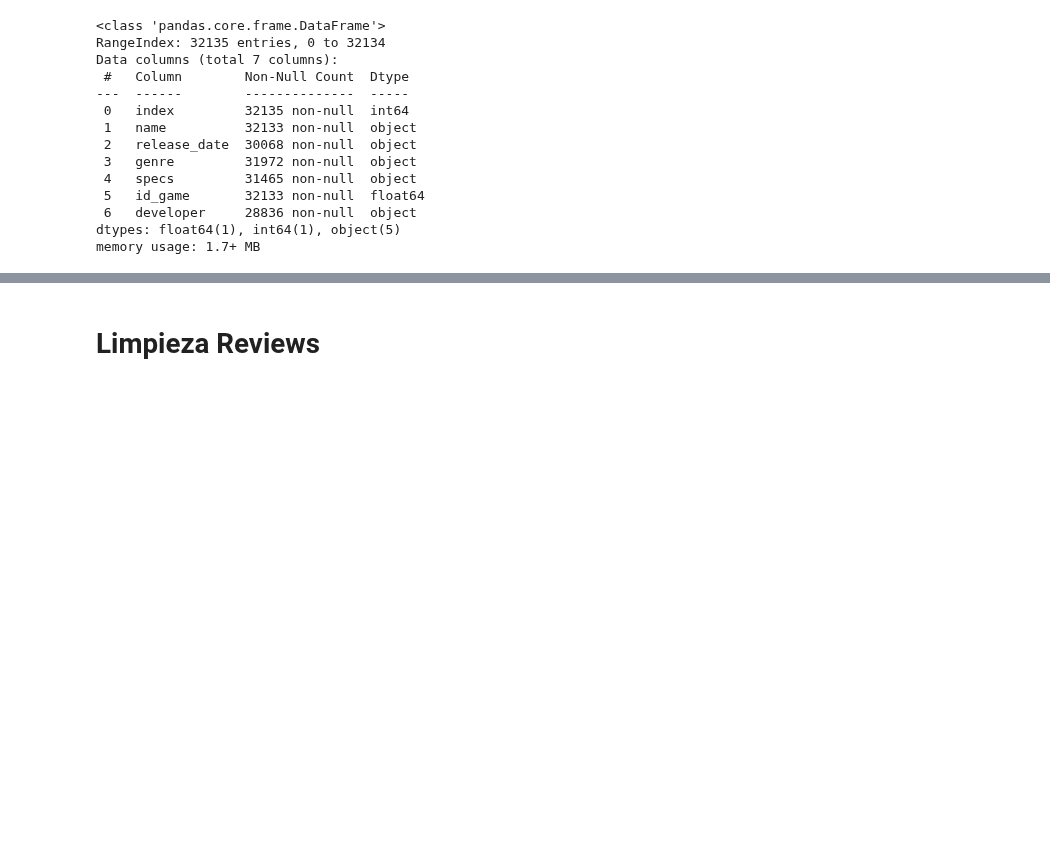
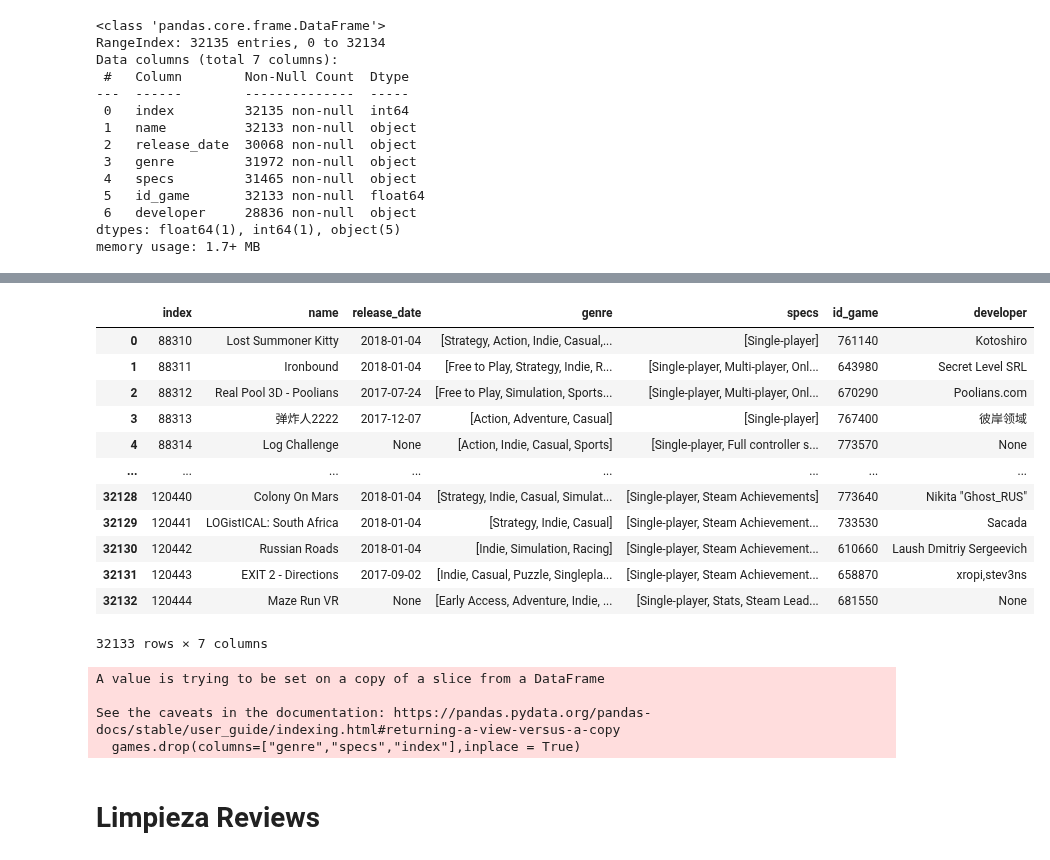
Before and after one commit to DaAnMaGi/PI_ML_OPS, a Jupyter notebook: limpieza/limpieza_datos.ipynb, the cells around one changed output, grey strips where cells are left out. Drawn from its saved outputs; the diff is of its cells as text; code cells hidden in the pictures; blank space fills up the shorter version.

```diff
--- a/limpieza/limpieza_datos.ipynb
+++ b/limpieza/limpieza_datos.ipynb
@@ -78,3 +78,9 @@ Data columns (total 7 columns):
  6   developer     28836 non-null  object
 dtypes: float64(1), int64(1), object(5)
 memory usage: 1.7+ MB
+# %%
+# Se eliminan las filas que no tengan un valor para el ID del juego ("id_game")
+games = games.dropna(subset=["id_game"])
+# %%
+# Se transforma el valor de "id_game" para que sea un entero.
+games["id_game"] = games["id_game"].astype(int)
@@ -81,6 +110,23 @@ memory usage: 1.7+ MB
 # %%
 #Se reinician los índex
 games.reset_index(inplace=True)
+# %%
+# Se revisa la información obtenida.
+games
+# %% [output]
+|  | index | name | release_date | genre | specs | id_game | developer |
+| 0 | 88310 | Lost Summoner Kitty | 2018-01-04 | [Strategy, Action, Indie, Casual,... | [Single-player] | 761140 | Kotoshiro |
+| 1 | 88311 | Ironbound | 2018-01-04 | [Free to Play, Strategy, Indie, R... | [Single-player, Multi-player, Onl... | 643980 | Secret Level SRL |
+| 2 | 88312 | Real Pool 3D - Poolians | 2017-07-24 | [Free to Play, Simulation, Sports... | [Single-player, Multi-player, Onl... | 670290 | Poolians.com |
+| 3 | 88313 | 弹炸人2222 | 2017-12-07 | [Action, Adventure, Casual] | [Single-player] | 767400 | 彼岸领域 |
+| 4 | 88314 | Log Challenge | None | [Action, Indie, Casual, Sports] | [Single-player, Full controller s... | 773570 | None |
+| ... | ... | ... | ... | ... | ... | ... | ... |
+| 32128 | 120440 | Colony On Mars | 2018-01-04 | [Strategy, Indie, Casual, Simulat... | [Single-player, Steam Achievements] | 773640 | Nikita "Ghost_RUS" |
+| 32129 | 120441 | LOGistICAL: South Africa | 2018-01-04 | [Strategy, Indie, Casual] | [Single-player, Steam Achievement... | 733530 | Sacada |
+| 32130 | 120442 | Russian Roads | 2018-01-04 | [Indie, Simulation, Racing] | [Single-player, Steam Achievement... | 610660 | Laush Dmitriy Sergeevich |
+| 32131 | 120443 | EXIT 2 - Directions | 2017-09-02 | [Indie, Casual, Puzzle, Singlepla... | [Single-player, Steam Achievement... | 658870 | xropi,stev3ns |
+| 32132 | 120444 | Maze Run VR | None | [Early Access, Adventure, Indie, ... | [Single-player, Stats, Steam Lead... | 681550 | None |
+32133 rows × 7 columns
 # %%
 # Se crea un nuevo dataframe para los géneros y para las especificaciones.
 
@@ -89,6 +135,11 @@ games_specs = games[["id_game","specs"]]
 
 # Se eliminan estas columnas del primer data set (ya que ya no son necesarias) así como la columna index.
 games.drop(columns=["genre","specs","index"],inplace = True)
+# %% [output]
+A value is trying to be set on a copy of a slice from a DataFrame
+
+See the caveats in the documentation: https://pandas.pydata.org/pandas-docs/stable/user_guide/indexing.html#returning-a-view-versus-a-copy
+  games.drop(columns=["genre","specs","index"],inplace = True)
 # %%
 # Se desagregan los datos del género para cada uno de los juegos.
 games_genres = games_genres.explode(column=["genre"],ignore_index=True)
```
Also changed, not shown: parts of 2 cells of this notebook.
